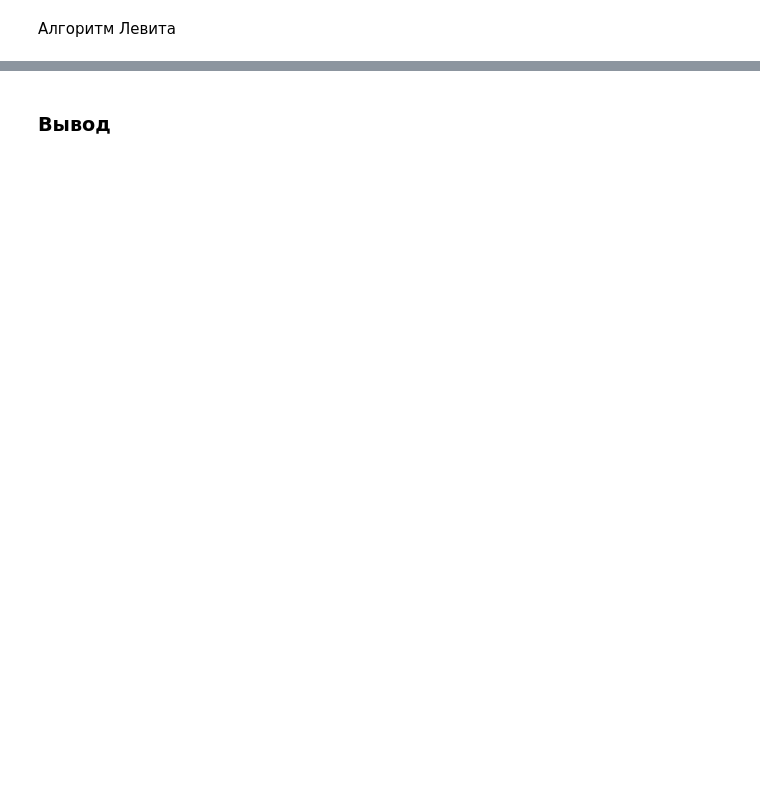
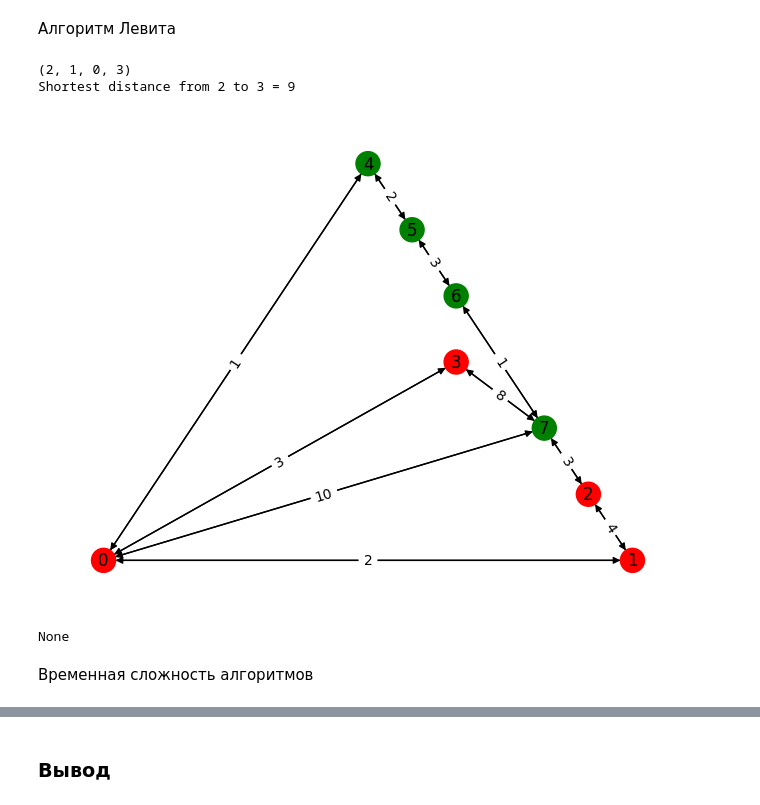
Before and after one commit to soochniik/DPSaA, a Jupyter notebook: labs/Lab3.ipynb, the cells around one changed output, grey strips where cells are left out. Drawn from its saved outputs; the diff is of its cells as text; code cells hidden in the pictures; blank space fills up the shorter version.

```diff
--- a/labs/Lab3.ipynb
+++ b/labs/Lab3.ipynb
@@ -206,2 +232,61 @@ None
 # %% [markdown]
 Алгоритм Левита
+# %%
+def levit(graph, start, end=None):
+
+    dist = defaultdict(lambda: inf)
+    dist[start] = 0
+    path = {start:(start,())}
+    #расстояние до вершин вычислено
+    m0 = set()
+    #расстояние до вершин вычисляется
+    m1 = IndexedQueue.fromkeys([start]) #основная очередь
+    m1Urg = IndexedQueue() #срочная очередь
+    #расстояние ещё не вычислено
+    m2 = set(chain.from_iterable((v for v, _ in from_u) for from_u in graph.values())) - {start}
+
+    def relax(u, v, w):
+        if (dist[v] > dist[u] + w):
+            dist[v] = dist[u] + w
+            path[v] = (v, path[u])
+            return True
+        return False
+
+    while m1 or m1Urg:
+        u = m1Urg.pop() if m1Urg else m1.pop()
+        for v, weight in graph.get(u, ()):
+            if v in m2:
+                m1.push(v)
+                m2.discard(v)
+                relax(u, v, weight)
+            elif v in m1:
+                relax(u, v, weight)
+            elif v in m0 and relax(u, v, weight):
+                m1Urg.push(v)
+                m0.discard(v)
+        m0.add(u)
+
+    if end is None:
+        return dist, path
+    elif end in path:
+        return dist[end], restore_path(path[end])
+    else:
+        return inf, ()
+
+with open("txt/matrix.txt","r") as f:
+    Matrix = [[int(num) for num in line.split(' ')] for line in f]
+
+cost, path = levit(getAdjacency(Matrix), start, end)
+print(path)
+print('Shortest distance from ' + str(start) + ' to ' + str(end) + ' = '+ str(cost))
+
+with open('txt/matrix.txt') as f:
+    Matrix = [list(map(int, row.split())) for row in f.readlines()]
+print(showGraph(Matrix,path))
+# %% [output]
+(2, 1, 0, 3)
+Shortest distance from 2 to 3 = 9
+[figure, added]
+None
+# %% [markdown]
+Временная сложность алгоритмов
```
Also changed, not shown: parts of 10 cells of this notebook.
